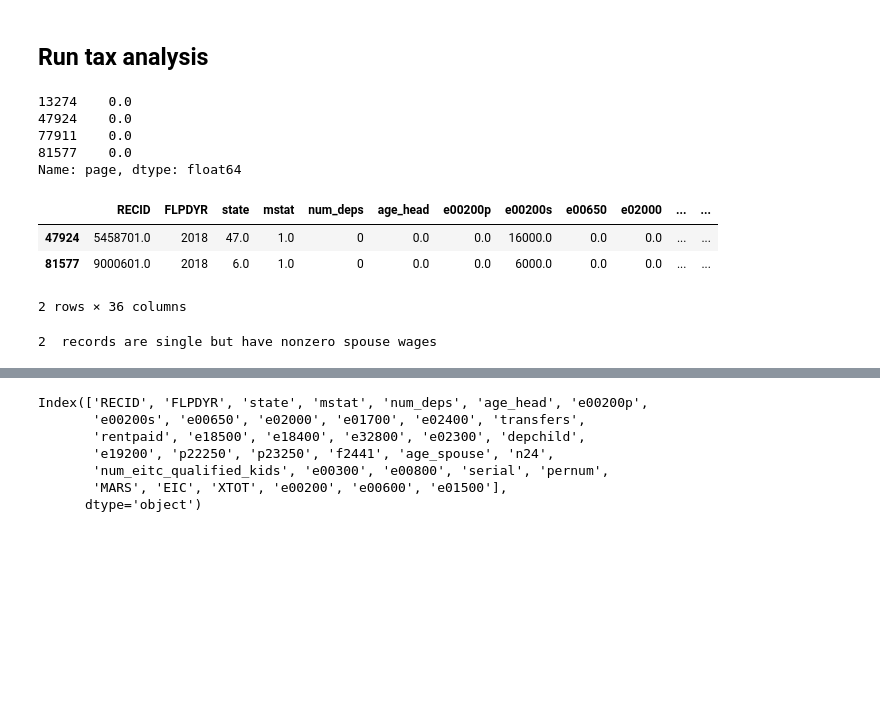
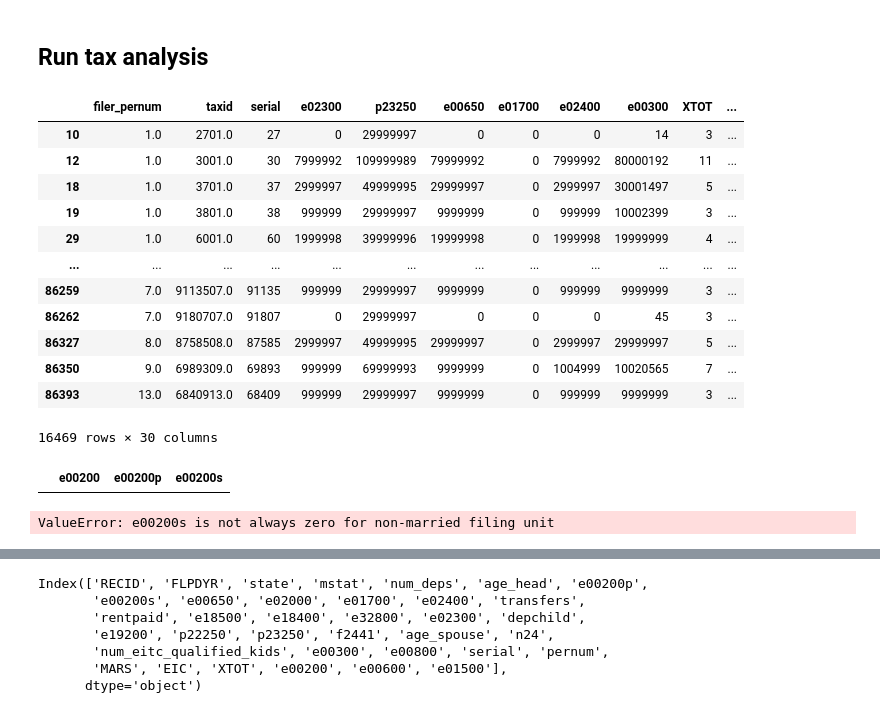
Before and after one commit to UBICenter/covid_ui, a Jupyter notebook: tax_units.ipynb, the cells around one changed output, grey strips where cells are left out. Cells and saved outputs as stored; diff of their text form; code cells hidden in the pictures; blank space fills up the shorter version.

```diff
--- a/tax_units.ipynb
+++ b/tax_units.ipynb
@@ -43,6 +9,3 @@ assert (ipum[VARS_MISSING_ZERO].isna()).sum().sum() == 0
 run 'make_tax_units.py'
 # %%
 ipum = pd.read_csv('~/UBICenter/covid_ui/asec_2019_ipums.csv.gz')
-ipum.columns = ipum.columns.str.lower()
-# %%
-ipum['tax_unit_id'] = tax_unit_id(ipum)
@@ -172,3 +12,12 @@ dtype: int64
+# %%
+# Add tax unit and other stuff.
+tax_unit_id(ipum)
+# Add other person-level columns in taxcalc form.
+tp = convert_asec_person_taxcalc(ipum)
+# Create tax unit dataframe.
+tu = create_tax_unit(tp)
+# %%
+tu['RECID'] = tu.taxid
 # %% [markdown]
 Define crosswalk from tax unit to SPM unit.
 
@@ -225,34 +31,24 @@ import microdf as mdf
-# %%
-concat[(concat.mstat == 1) & (concat.swages != 0)].page
-# %% [output]
-13274    0.0
-47924    0.0
-77911    0.0
-81577    0.0
-Name: page, dtype: float64
-# %%
-single_spouses = cps_tc[(cps_tc.e00200s != 0) & (cps_tc.MARS == 1)]
-cps_tc[cps_tc.RECID.isin(single_spouses.RECID)]
-# %% [output]
-|  | RECID | FLPDYR | state | mstat | num_deps | age_head | e00200p | e00200s | e00650 | e02000 | ... | ... |
-| 47924 | 5458701.0 | 2018 | 47.0 | 1.0 | 0 | 0.0 | 0.0 | 16000.0 | 0.0 | 0.0 | ... | ... |
-| 81577 | 9000601.0 | 2018 | 6.0 | 1.0 | 0 | 0.0 | 0.0 | 6000.0 | 0.0 | 0.0 | ... | ... |
-2 rows × 36 columns
-# %%
-# TODO: Figure out why this is happening.
-# Manually fix this for now.
-single_spouses = cps_tc[(cps_tc.e00200s != 0) &
-                        (cps_tc.MARS !=2)].copy(deep=True)
-print(str(single_spouses.shape[0]),
-      ' records are single but have nonzero spouse wages')
-single_spouses.e00200p = single_spouses.e00200s
-single_spouses.e00200s = 0
-single_spouses.age_head = single_spouses.age_spouse
-single_spouses.age_spouse = 0
-# Recombine
-cps_tc = pd.concat([cps_tc[~cps_tc.RECID.isin(single_spouses.RECID)],
-                   single_spouses])
-# %% [output]
-2  records are single but have nonzero spouse wages
+# %%
+tu[(tu.e00200s != 0) & (tu.MARS != 1)]
+# %% [output]
+|  | filer_pernum | taxid | serial | e02300 | p23250 | e00650 | e01700 | e02400 | e00300 | XTOT | ... |
+| 10 | 1.0 | 2701.0 | 27 | 0 | 29999997 | 0 | 0 | 0 | 14 | 3 | ... |
+| 12 | 1.0 | 3001.0 | 30 | 7999992 | 109999989 | 79999992 | 0 | 7999992 | 80000192 | 11 | ... |
+| 18 | 1.0 | 3701.0 | 37 | 2999997 | 49999995 | 29999997 | 0 | 2999997 | 30001497 | 5 | ... |
+| 19 | 1.0 | 3801.0 | 38 | 999999 | 29999997 | 9999999 | 0 | 999999 | 10002399 | 3 | ... |
+| 29 | 1.0 | 6001.0 | 60 | 1999998 | 39999996 | 19999998 | 0 | 1999998 | 19999999 | 4 | ... |
+| ... | ... | ... | ... | ... | ... | ... | ... | ... | ... | ... | ... |
+| 86259 | 7.0 | 9113507.0 | 91135 | 999999 | 29999997 | 9999999 | 0 | 999999 | 9999999 | 3 | ... |
+| 86262 | 7.0 | 9180707.0 | 91807 | 0 | 29999997 | 0 | 0 | 0 | 45 | 3 | ... |
+| 86327 | 8.0 | 8758508.0 | 87585 | 2999997 | 49999995 | 29999997 | 0 | 2999997 | 29999997 | 5 | ... |
+| 86350 | 9.0 | 6989309.0 | 69893 | 999999 | 69999993 | 9999999 | 0 | 1004999 | 10020565 | 7 | ... |
+| 86393 | 13.0 | 6840913.0 | 68409 | 999999 | 29999997 | 9999999 | 0 | 999999 | 9999999 | 3 | ... |
+16469 rows × 30 columns
+# %%
+tu[tu.e00200 != (tu.e00200p + tu.e00200s)][['e00200', 'e00200p', 'e00200s']]
+# %% [output]
+|  | e00200 | e00200p | e00200s |
 # %%
-calcdf = mdf.calc_df(records=tc.Records(cps_tc))
+calcdf = mdf.calc_df(records=tc.Records(tu))
+# %% [output]
+ValueError: e00200s is not always zero for non-married filing unit
```
Also changed, not shown: parts of 18 cells of this notebook, 2 other files.
